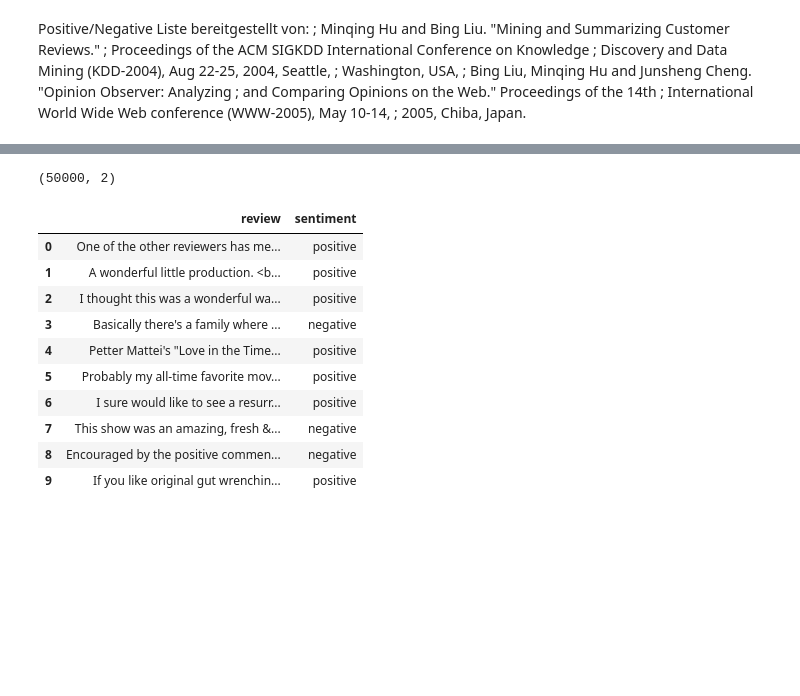
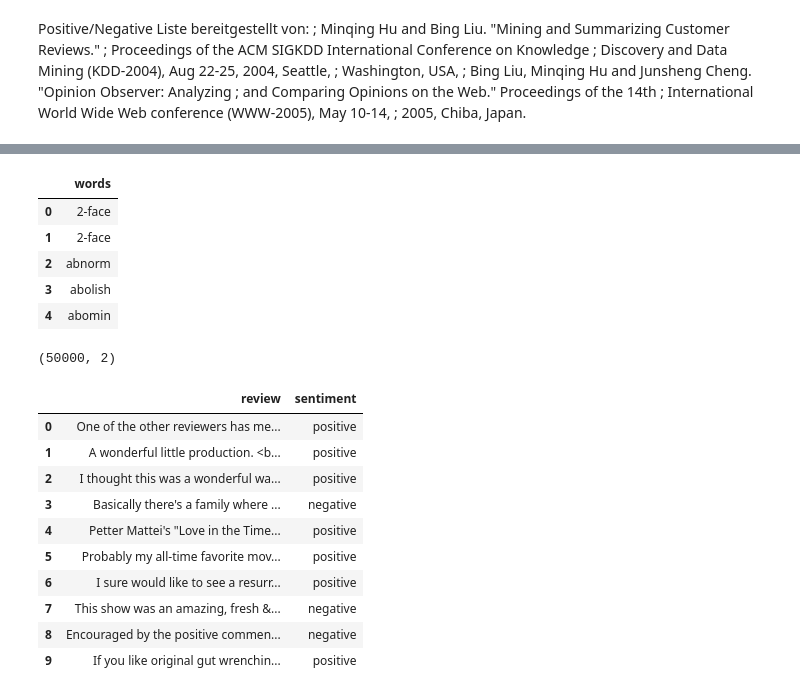
Before and after one commit to Lukas113/IMDB_sentiment_analysis, a Jupyter notebook: sentiment-analysis-count-positive-negative-words.ipynb, the cells around one changed output, grey strips where cells are left out. Drawn from its saved outputs; the diff is of its cells as text; code cells hidden in the pictures; blank space fills up the shorter version.

```diff
--- a/sentiment-analysis-count-positive-negative-words.ipynb
+++ b/sentiment-analysis-count-positive-negative-words.ipynb
@@ -58,0 +56,10 @@ negative_words
+# %%
+negative_words = preprocesser_text(negative_words, to_prepro='words')
+negative_words.head(5)
+# %% [output]
+|  | words |
+| 0 | 2-face |
+| 1 | 2-face |
+| 2 | abnorm |
+| 3 | abolish |
+| 4 | abomin |
```
Also changed, not shown: parts of 21 cells of this notebook, 2 other files.
